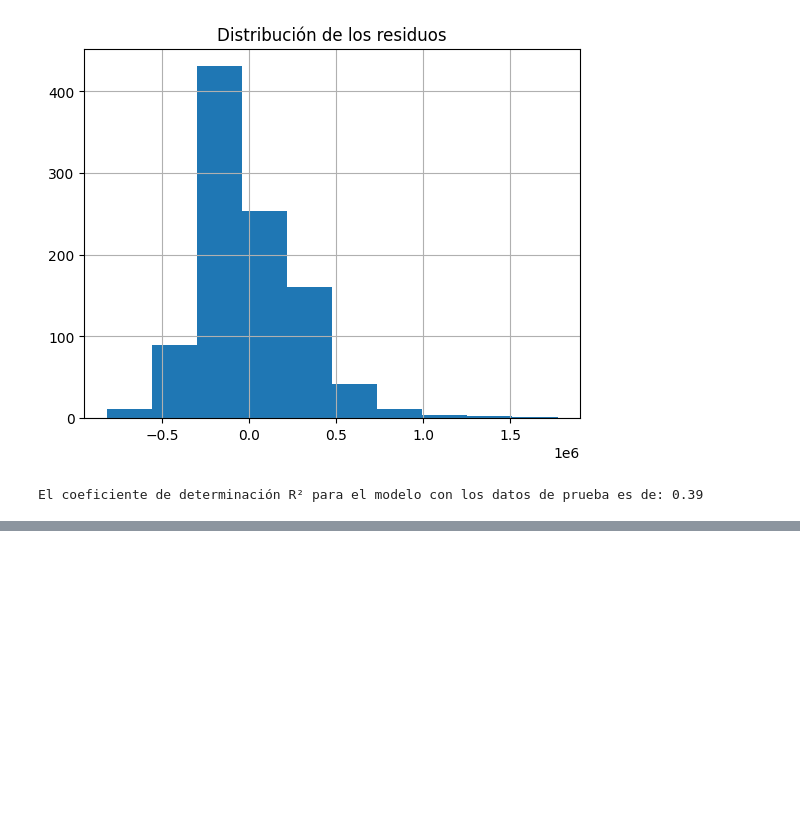
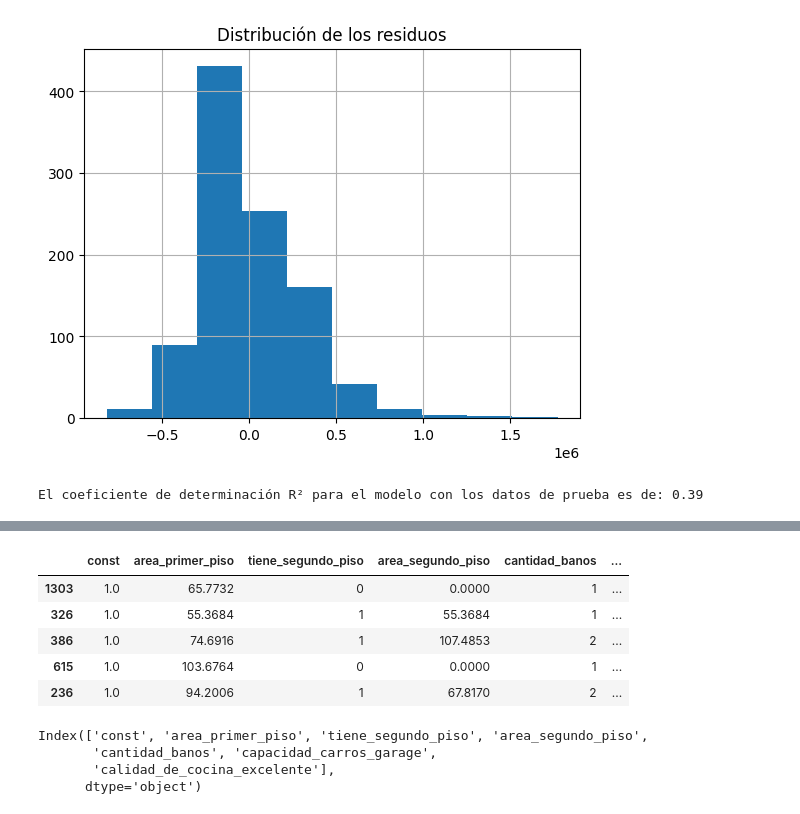
Before and after one commit to ocapios101/portafolio, a Jupyter notebook: REGRESION LINEAL.ipynb, the cells around one changed output, grey strips where cells are left out. Cells and saved outputs as stored; diff of their text form; code cells hidden in the pictures; blank space fills up the shorter version.

```diff
--- a/REGRESION LINEAL.ipynb
+++ b/REGRESION LINEAL.ipynb
@@ -158,0 +171,17 @@ El coeficiente de determinación R² para el modelo con los datos de prueba es d
+# %%
+X_train = sm.add_constant(X_train)
+X_train.head()
+# %% [output]
+|  | const | area_primer_piso | tiene_segundo_piso | area_segundo_piso | cantidad_banos | ... |
+| 1303 | 1.0 | 65.7732 | 0 | 0.0000 | 1 | ... |
+| 326 | 1.0 | 55.3684 | 1 | 55.3684 | 1 | ... |
+| 386 | 1.0 | 74.6916 | 1 | 107.4853 | 2 | ... |
+| 615 | 1.0 | 103.6764 | 0 | 0.0000 | 1 | ... |
+| 236 | 1.0 | 94.2006 | 1 | 67.8170 | 2 | ... |
+# %%
+X_train.columns
+# %% [output]
+Index(['const', 'area_primer_piso', 'tiene_segundo_piso', 'area_segundo_piso',
+       'cantidad_banos', 'capacidad_carros_garage',
+       'calidad_de_cocina_excelente'],
+      dtype='object')
```
Also changed, not shown: parts of 9 cells of this notebook.
